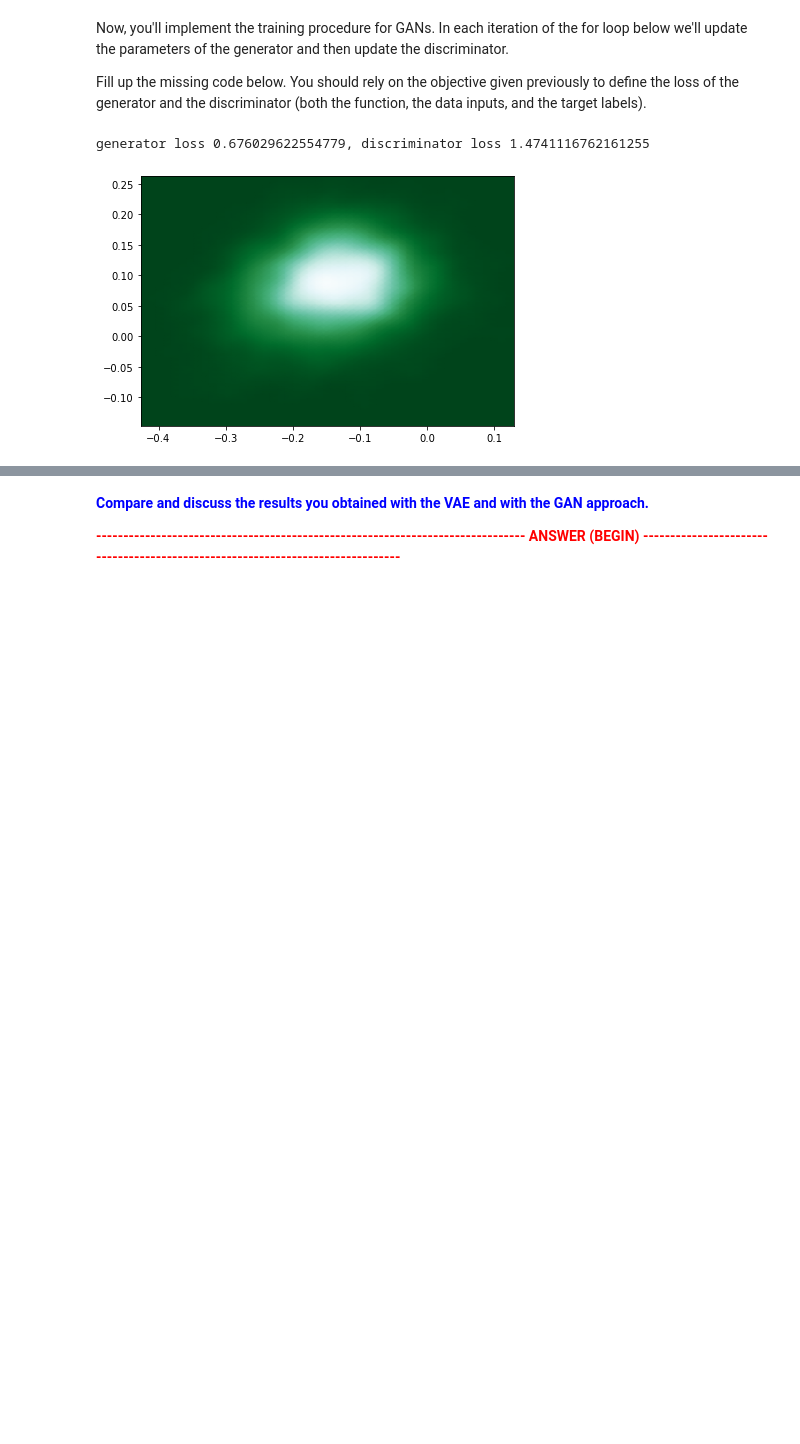
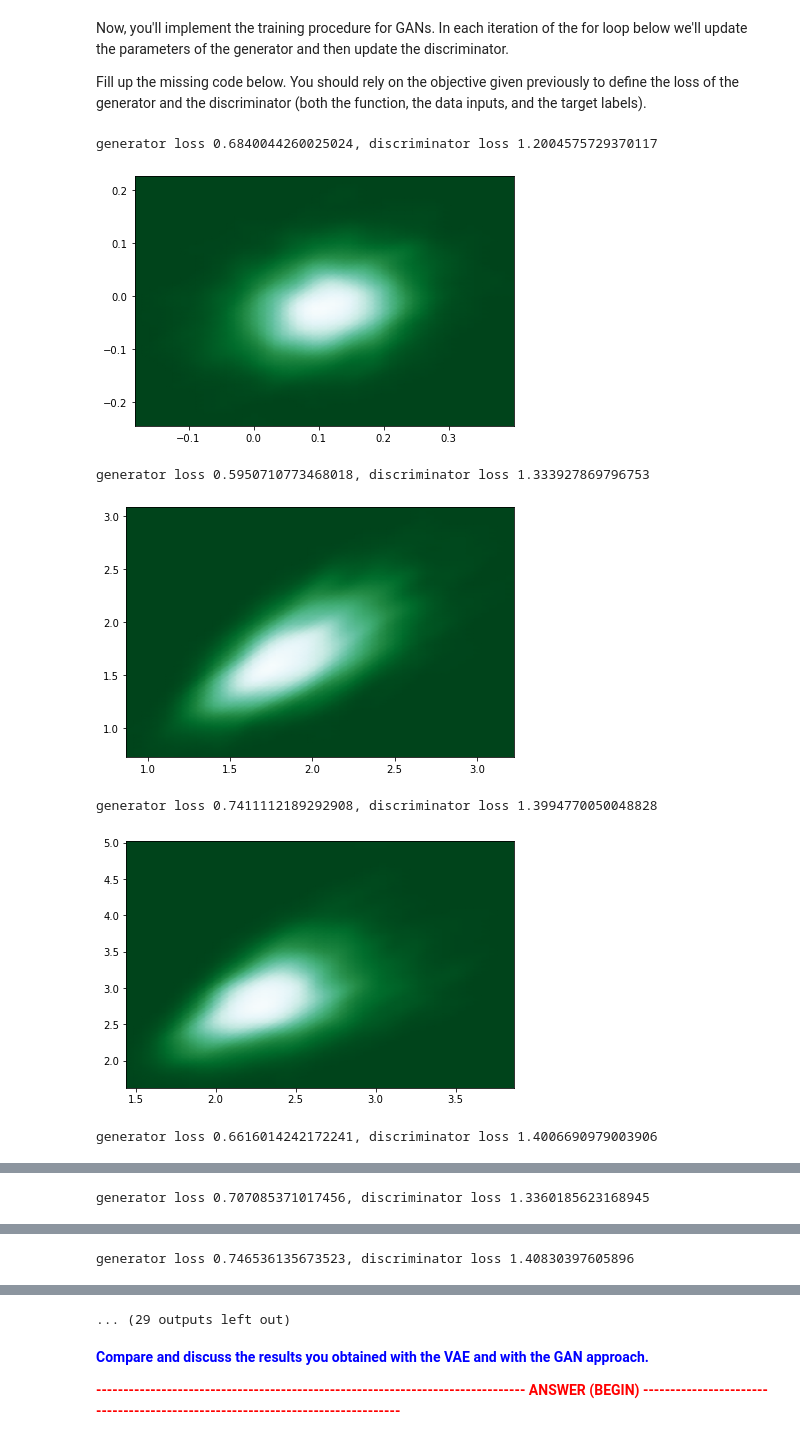
Before and after one commit to RuolinZheng08/ttic-31230-deep-learning, a Jupyter notebook: PS4.ipynb, the cells around one changed output, grey strips where cells are left out. Drawn from its saved outputs; the diff is of its cells as text; code cells hidden in the pictures; blank space fills up the shorter version.

```diff
--- a/PS4.ipynb
+++ b/PS4.ipynb
@@ -294,37 +307,42 @@ Fill up the missing code below. You should rely on the objective given previousl
 # %%
 NUM_SAMPLES = 128
 for i in range(20000):
     real = sample(NUM_SAMPLES).cuda()
     fake = generator(n=NUM_SAMPLES).cuda()
-    labels_real = torch.ones((NUM_SAMPLES, 1), dtype=torch.float).cuda()
-    labels_fake = torch.zeros((NUM_SAMPLES, 1), dtype=torch.float).cuda()
+    labels_real = torch.ones((NUM_SAMPLES,), dtype=torch.float).cuda()
+    labels_fake = torch.zeros((NUM_SAMPLES,), dtype=torch.float).cuda()
 
     # Train G
     generator.zero_grad()
     # tell discriminator these are real data
-    preds_fake = discriminator(fake).cuda()
+    preds_fake = discriminator(fake).squeeze().cuda()
     gloss = criterion(preds_fake, labels_real)
     gopt.zero_grad()
     gloss.backward()
     gopt.step()
 
     # Train D
     discriminator.zero_grad()
     # real
-    preds_real = discriminator(real).cuda()
+    preds_real = discriminator(real).squeeze().cuda()
     dloss = criterion(preds_real, labels_real)
     # fake, detach so grad doesn't go into generator
-    preds_fake = discriminator(fake.detach()).cuda()
+    preds_fake = discriminator(fake.detach()).squeeze().cuda()
     dloss += criterion(preds_fake, labels_fake)
     dopt.zero_grad()
     dloss.backward()
     dopt.step()
 
     if i % 1000 == 0:
         print('generator loss {}, discriminator loss {}'\
               .format(gloss.item(), dloss.item()))
         data = generator(5000)
         plot_density(data.cpu().data)
 # %% [output]
-generator loss 0.676029622554779, discriminator loss 1.4741116762161255
+generator loss 0.6840044260025024, discriminator loss 1.2004575729370117
-[figure, old version]
+[figure, new version]
+generator loss 0.5950710773468018, discriminator loss 1.333927869796753
+[figure, added]
+generator loss 0.7411112189292908, discriminator loss 1.3994770050048828
+[figure, added]
+generator loss 0.6616014242172241, discriminator loss 1.4006690979003906
@@ -330,0 +350 @@ generator loss 0.676029622554779, discriminator loss 1.4741116762161255
+generator loss 0.707085371017456, discriminator loss 1.3360185623168945
@@ -330,0 +352 @@ generator loss 0.676029622554779, discriminator loss 1.4741116762161255
+generator loss 0.746536135673523, discriminator loss 1.40830397605896
@@ -331,3 +354,4 @@ generator loss 0.676029622554779, discriminator loss 1.4741116762161255
+... (29 outputs left out)
 # %% [markdown]
 **<span style="color:blue">
     Compare and discuss the results you obtained with the VAE and with the GAN approach.
```
Also changed, not shown: parts of 10 cells of this notebook.
